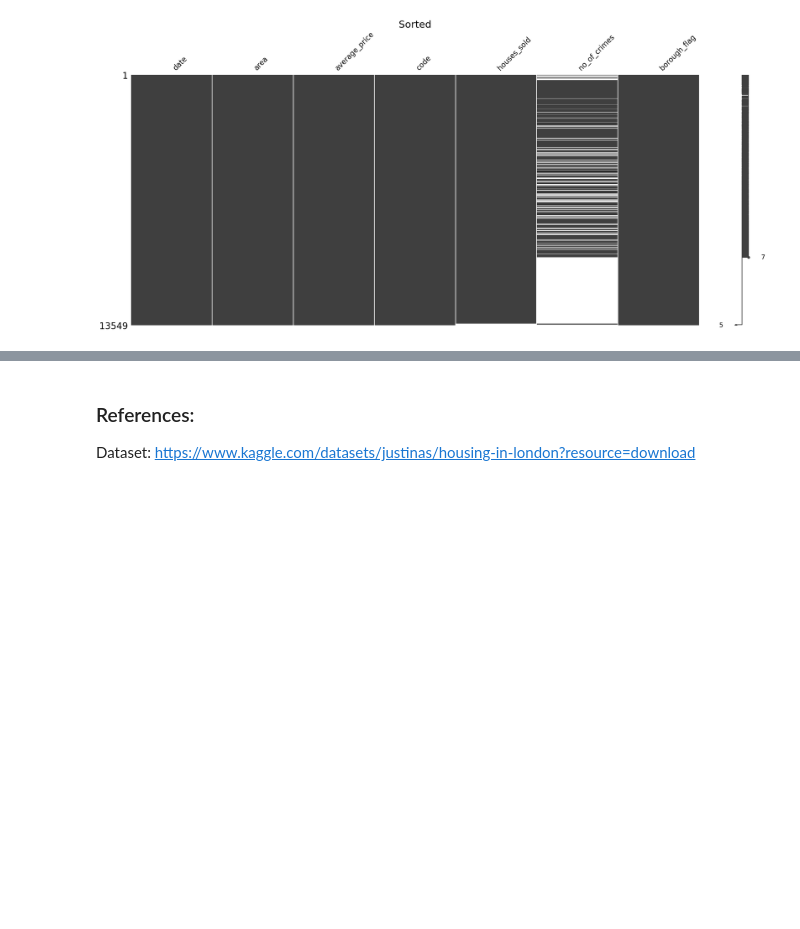
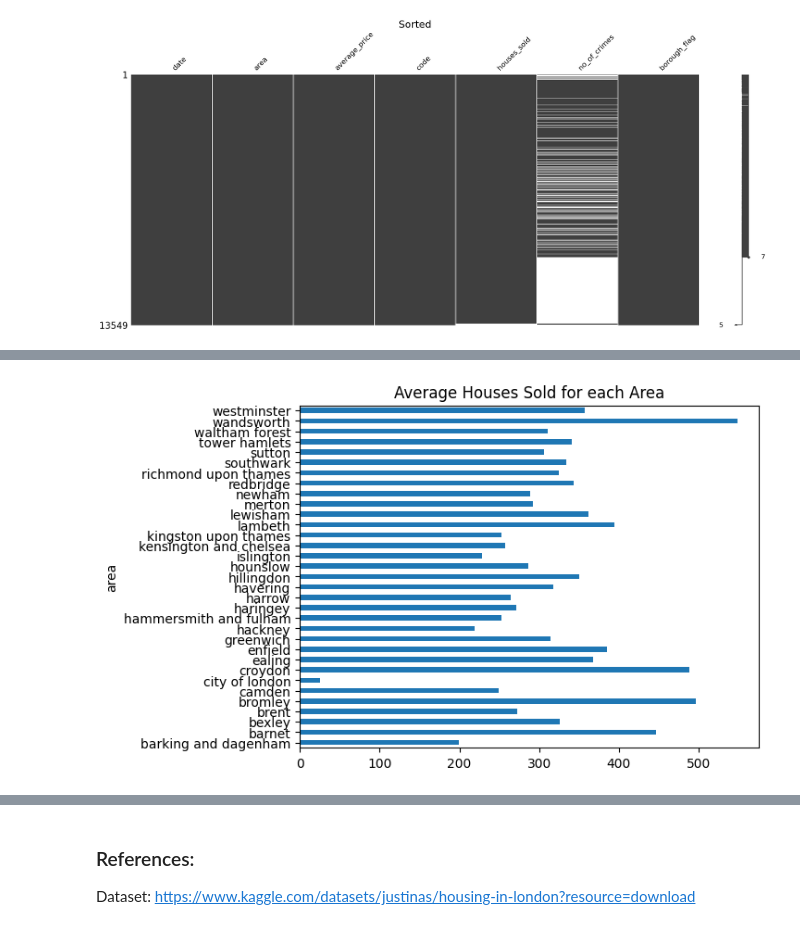
Before and after one commit to bennyandthejetss/ML_Lab1, a Jupyter notebook: Lab1.ipynb, the cells around one changed output, grey strips where cells are left out. Saved outputs shown, nothing was run; the diff lists cells and outputs as text; code cells hidden in the pictures; blank space fills up the shorter version.

```diff
--- a/Lab1.ipynb
+++ b/Lab1.ipynb
@@ -146,0 +153,7 @@ memory usage: 529.4+ KB
+# %%
+average_houses_sold = df_grouped.houses_sold.sum() / df_grouped.houses_sold.count()
+ax = average_houses_sold.plot(kind='barh')
+plt.title('Average Houses Sold for each Area')
+plt.show()
+# %% [output]
+[figure, added]
```
Also changed, not shown: parts of 6 cells of this notebook.
